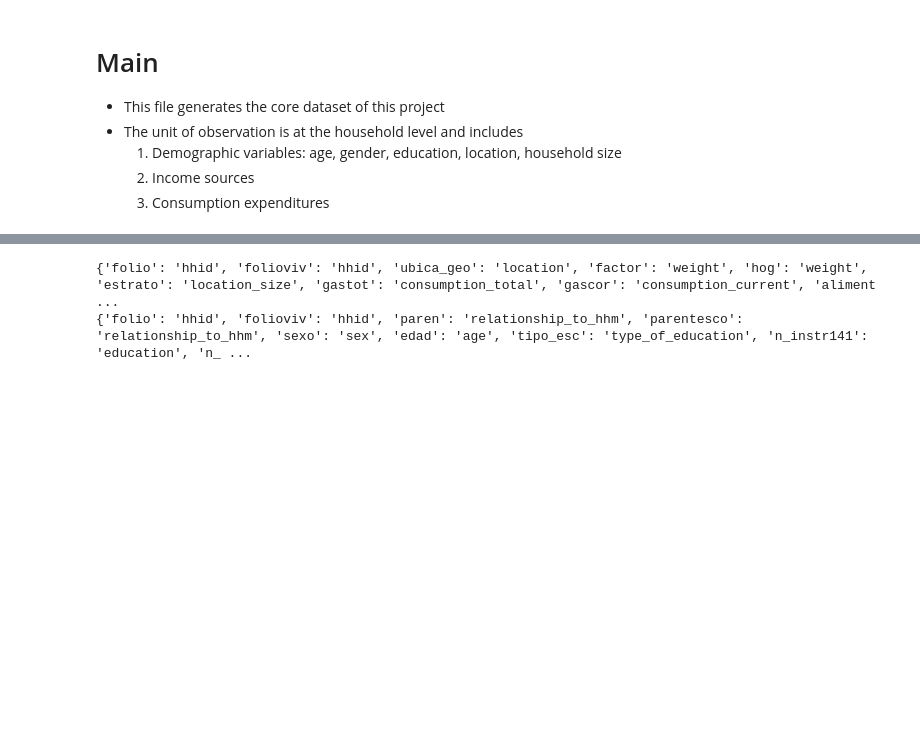
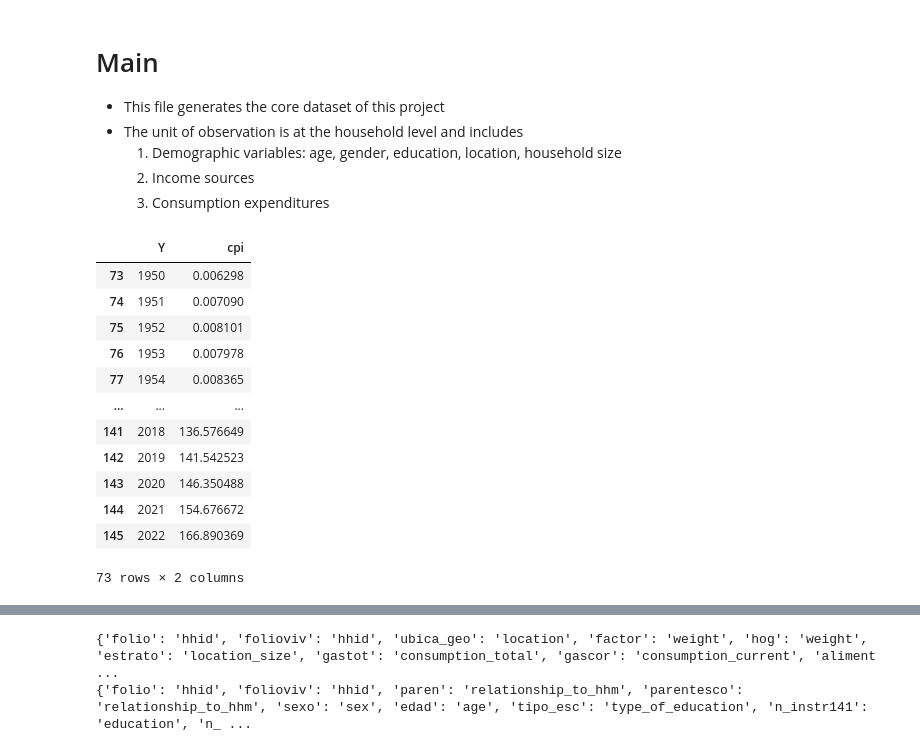
Before and after one commit to mjv2146/household-consumption, a Jupyter notebook: notebooks/01_main.ipynb, the cells around one changed output, grey strips where cells are left out. Cells and saved outputs as stored; diff of their text form; code cells hidden in the pictures; blank space fills up the shorter version.

```diff
--- a/notebooks/01_main.ipynb
+++ b/notebooks/01_main.ipynb
@@ -32,3 +32,19 @@ cpi = pd.read_csv('cpi_annual.csv')
 cpi = cpi.rename(columns = {'time':'Y', 'PCPI_IX':'cpi'})
 cpi = cpi.query('country == "MX"')
 cpi = cpi.drop(columns=['Unnamed: 0', 'country'])
+# %%
+cpi
+# %% [output]
+|  | Y | cpi |
+| 73 | 1950 | 0.006298 |
+| 74 | 1951 | 0.007090 |
+| 75 | 1952 | 0.008101 |
+| 76 | 1953 | 0.007978 |
+| 77 | 1954 | 0.008365 |
+| ... | ... | ... |
+| 141 | 2018 | 136.576649 |
+| 142 | 2019 | 141.542523 |
+| 143 | 2020 | 146.350488 |
+| 144 | 2021 | 154.676672 |
+| 145 | 2022 | 166.890369 |
+73 rows × 2 columns
```
Also changed, not shown: parts of 18 cells of this notebook.
